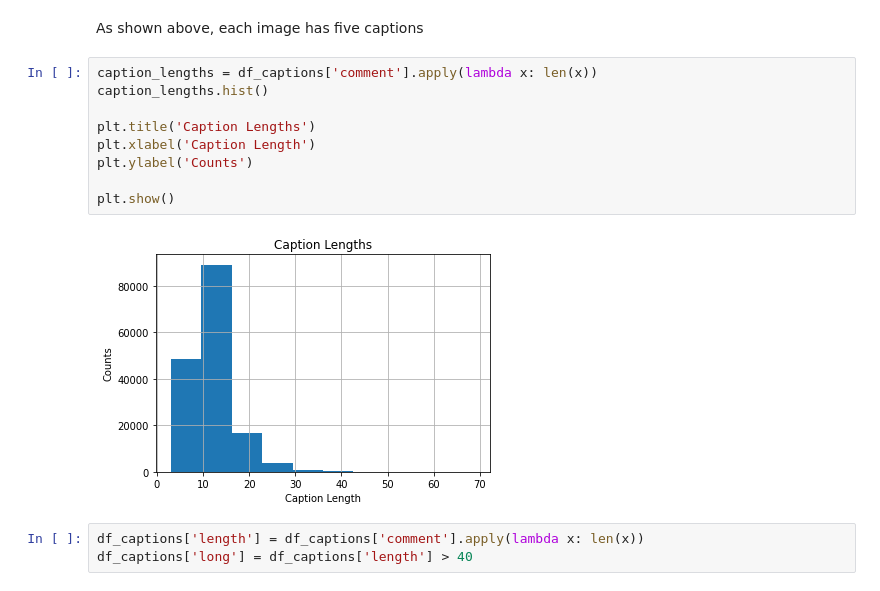
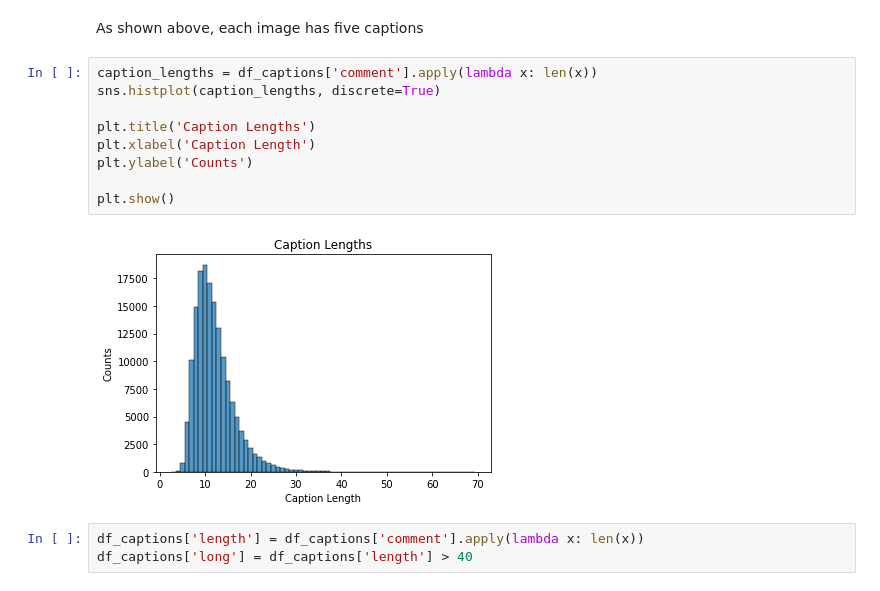
Before and after one commit to penichols10/transformer_captions_flikr8k, a Jupyter notebook: flickr30k ViT.ipynb, the cells around one changed output. Drawn from its saved outputs; the diff is of its cells as text.

```diff
--- a/flickr30k ViT.ipynb
+++ b/flickr30k ViT.ipynb
@@ -87,15 +89,15 @@ plt.show()
 As shown above, each image has five captions
 # %%
 caption_lengths = df_captions['comment'].apply(lambda x: len(x))
-caption_lengths.hist()
+sns.histplot(caption_lengths, discrete=True)
 
 plt.title('Caption Lengths')
 plt.xlabel('Caption Length')
 plt.ylabel('Counts')
 
 plt.show()
 # %% [output]
-[figure, old version]
+[figure, new version]
 # %%
 df_captions['length'] = df_captions['comment'].apply(lambda x: len(x))
 df_captions['long'] = df_captions['length'] > 40
```
Also changed, not shown: parts of 33 cells of this notebook, 1 other file.
